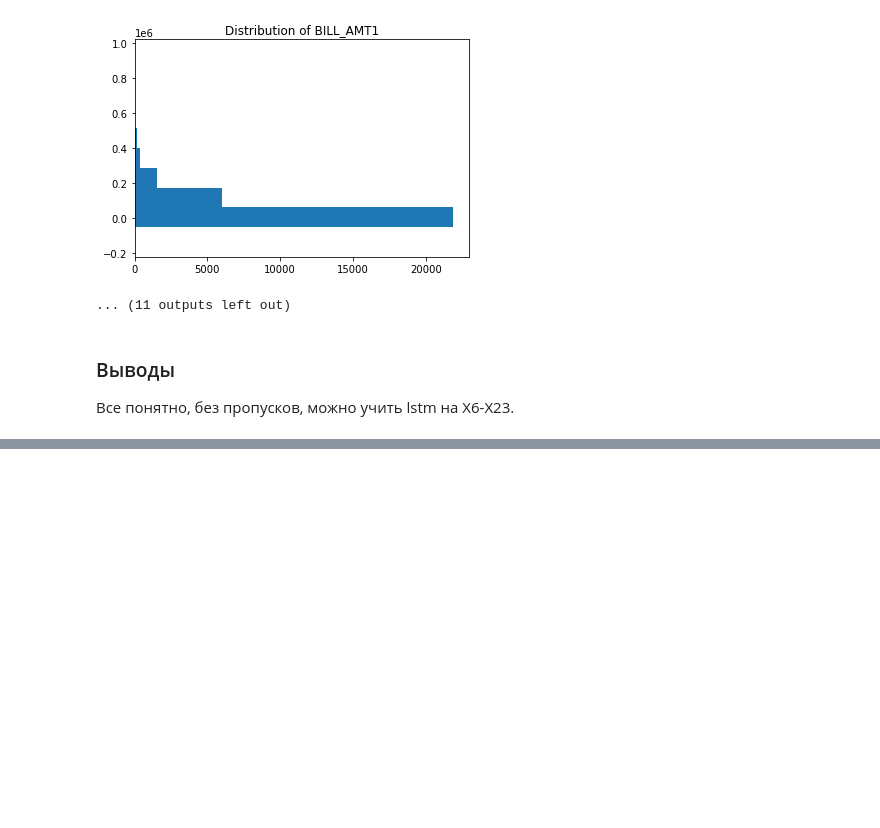
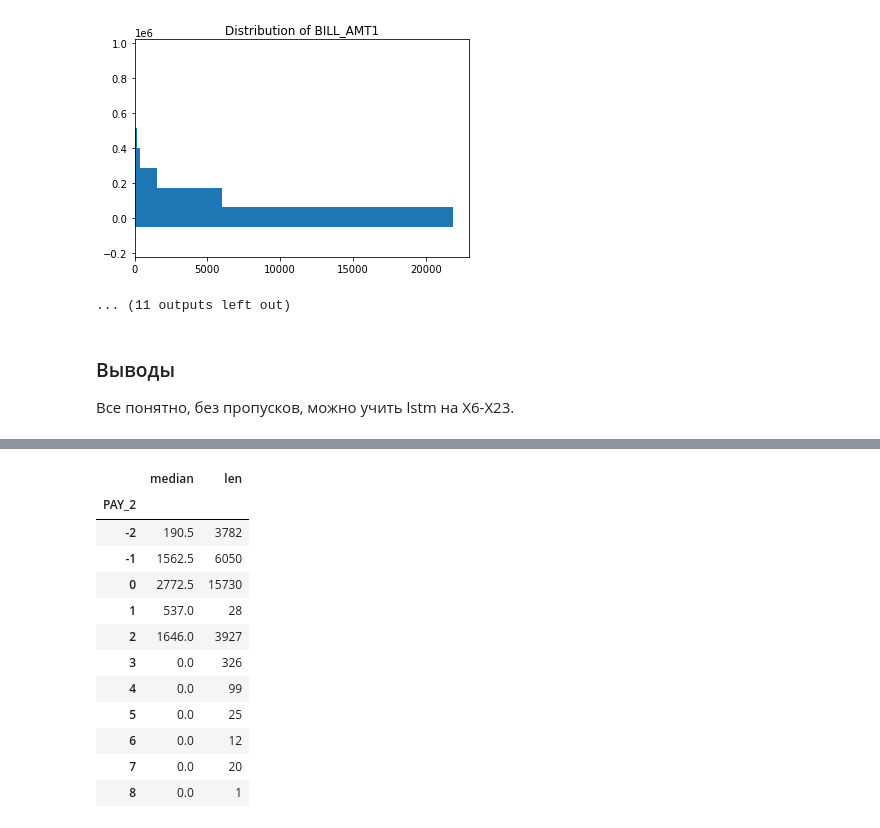
Before and after one commit to uasek/credit_scoring_project, a Jupyter notebook: datasets/05_defaults_cc/05_defaults_cc.ipynb, the cells around one changed output, grey strips where cells are left out. Saved outputs shown, nothing was run; the diff lists cells and outputs as text; code cells hidden in the pictures; blank space fills up the shorter version.

```diff
--- a/datasets/05_defaults_cc/05_defaults_cc.ipynb
+++ b/datasets/05_defaults_cc/05_defaults_cc.ipynb
@@ -143,0 +172,16 @@ for col in X.columns:
+# %%
+df.groupby(['PAY_2'])['PAY_AMT2'].agg([np.median, len])
+# %% [output]
+|  | median | len |
+| PAY_2 |  |  |
+| -2 | 190.5 | 3782 |
+| -1 | 1562.5 | 6050 |
+| 0 | 2772.5 | 15730 |
+| 1 | 537.0 | 28 |
+| 2 | 1646.0 | 3927 |
+| 3 | 0.0 | 326 |
+| 4 | 0.0 | 99 |
+| 5 | 0.0 | 25 |
+| 6 | 0.0 | 12 |
+| 7 | 0.0 | 20 |
+| 8 | 0.0 | 1 |
```
Also changed, not shown: parts of 7 cells of this notebook, 1 other file.
